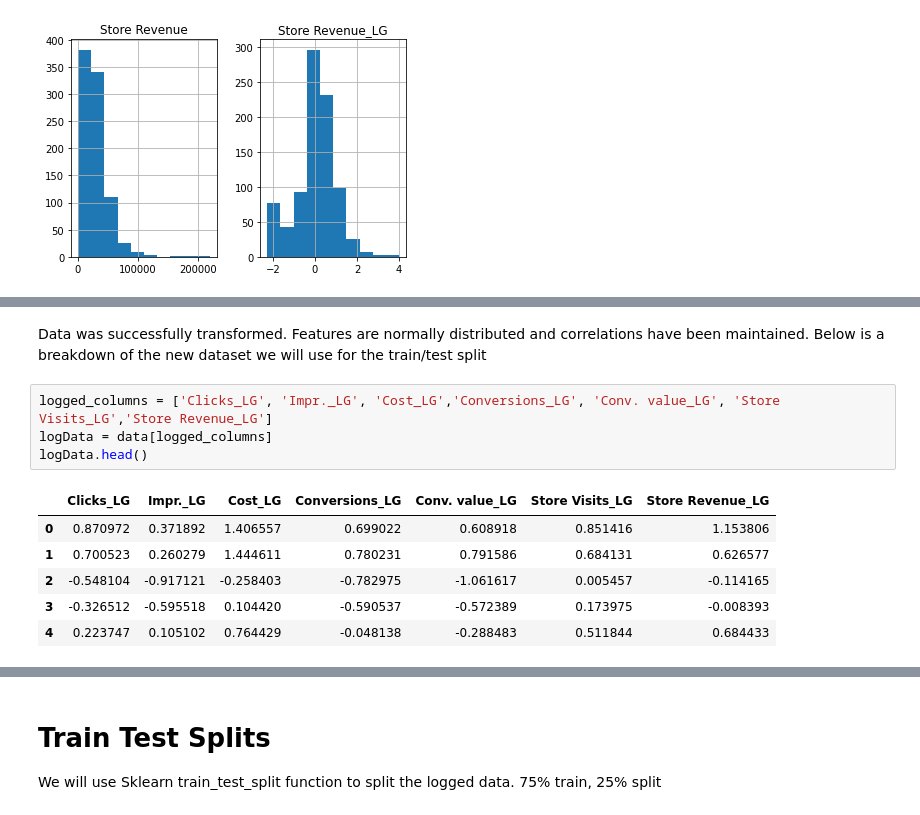
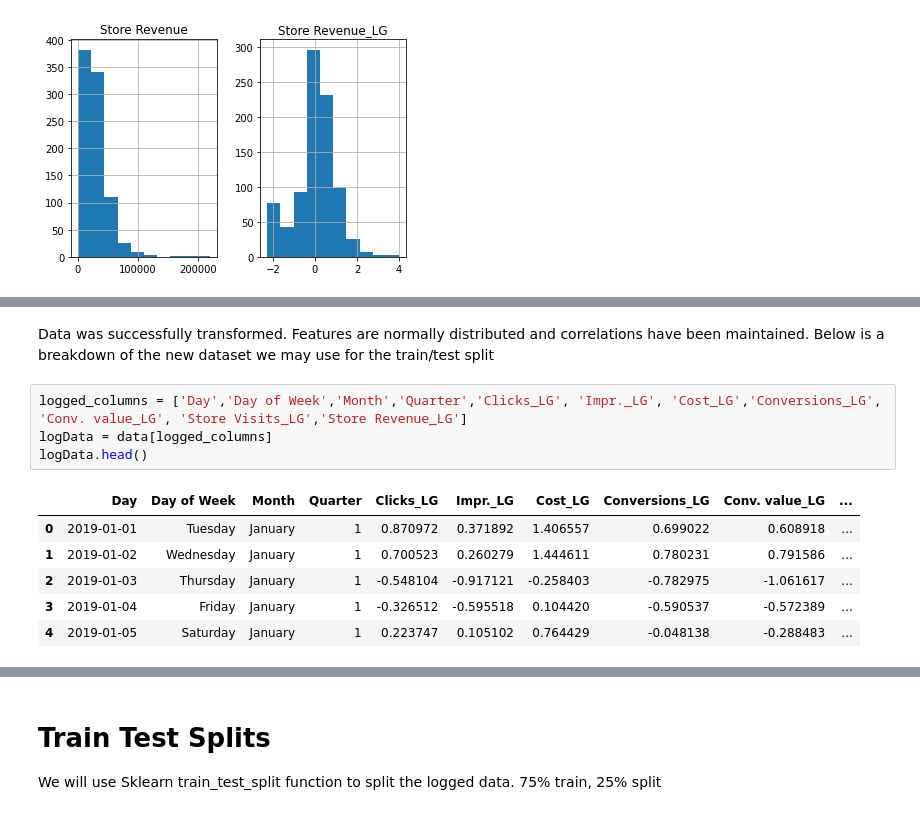
Before and after one commit to Code-By-Pitt/Capstone_Two, a Jupyter notebook: Capstone_2_Pre_processing_&_Training_Data_Development.ipynb, the cells around one changed output, grey strips where cells are left out. Cells and saved outputs as stored; diff of their text form.

```diff
--- a/Capstone_2_Pre_processing_&_Training_Data_Development.ipynb
+++ b/Capstone_2_Pre_processing_&_Training_Data_Development.ipynb
@@ -231,15 +233,15 @@ data.corr()
 | Store Visits_LG | 0.364834 | 0.410943 | 0.340770 | 0.072440 | 0.024254 | 0.892471 | 0.778041 | 0.262722 | 0.510552 | ... |
 | Store Revenue_LG | 0.491306 | 0.471278 | 0.465606 | 0.294206 | 0.280724 | 0.753858 | 0.898849 | 0.347544 | 0.525341 | ... |
 # %% [markdown]
-Data was successfully transformed. Features are normally distributed and correlations have been maintained. Below is a breakdown of the new dataset we will use for the train/test split
+Data was successfully transformed. Features are normally distributed and correlations have been maintained. Below is a breakdown of the new dataset we may use for the train/test split
 # %%
-logged_columns = ['Clicks_LG', 'Impr._LG', 'Cost_LG','Conversions_LG', 'Conv. value_LG', 'Store Visits_LG','Store Revenue_LG']
+logged_columns = ['Day','Day of Week','Month','Quarter','Clicks_LG', 'Impr._LG', 'Cost_LG','Conversions_LG', 'Conv. value_LG', 'Store Visits_LG','Store Revenue_LG']
 logData = data[logged_columns]
 logData.head()
 # %% [output]
-|  | Clicks_LG | Impr._LG | Cost_LG | Conversions_LG | Conv. value_LG | Store Visits_LG | Store Revenue_LG |
-| 0 | 0.870972 | 0.371892 | 1.406557 | 0.699022 | 0.608918 | 0.851416 | 1.153806 |
-| 1 | 0.700523 | 0.260279 | 1.444611 | 0.780231 | 0.791586 | 0.684131 | 0.626577 |
-| 2 | -0.548104 | -0.917121 | -0.258403 | -0.782975 | -1.061617 | 0.005457 | -0.114165 |
-| 3 | -0.326512 | -0.595518 | 0.104420 | -0.590537 | -0.572389 | 0.173975 | -0.008393 |
-| 4 | 0.223747 | 0.105102 | 0.764429 | -0.048138 | -0.288483 | 0.511844 | 0.684433 |
+|  | Day | Day of Week | Month | Quarter | Clicks_LG | Impr._LG | Cost_LG | Conversions_LG | Conv. value_LG | ... |
+| 0 | 2019-01-01 | Tuesday | January | 1 | 0.870972 | 0.371892 | 1.406557 | 0.699022 | 0.608918 | ... |
+| 1 | 2019-01-02 | Wednesday | January | 1 | 0.700523 | 0.260279 | 1.444611 | 0.780231 | 0.791586 | ... |
+| 2 | 2019-01-03 | Thursday | January | 1 | -0.548104 | -0.917121 | -0.258403 | -0.782975 | -1.061617 | ... |
+| 3 | 2019-01-04 | Friday | January | 1 | -0.326512 | -0.595518 | 0.104420 | -0.590537 | -0.572389 | ... |
+| 4 | 2019-01-05 | Saturday | January | 1 | 0.223747 | 0.105102 | 0.764429 | -0.048138 | -0.288483 | ... |
```
Also changed, not shown: parts of 6 cells of this notebook.
